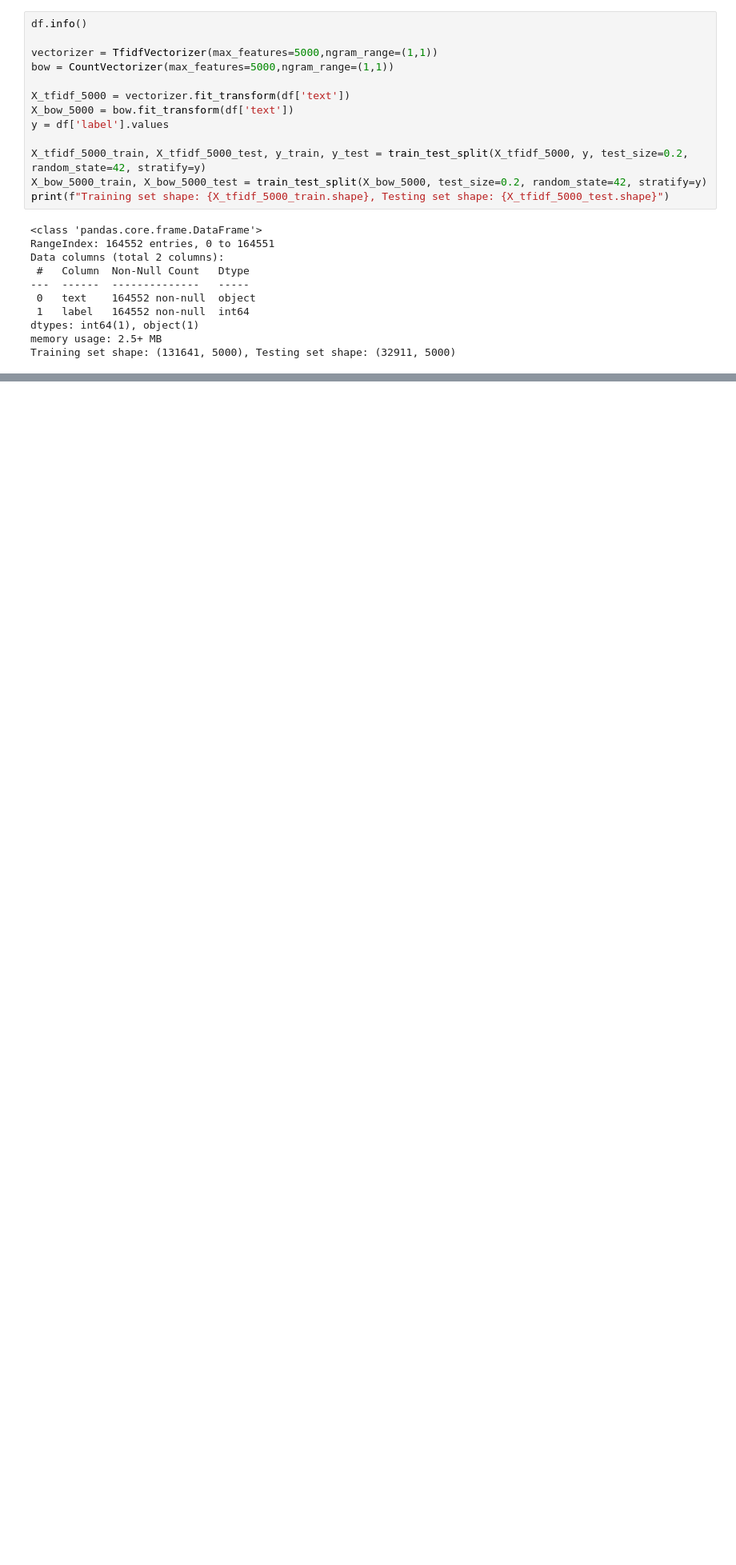
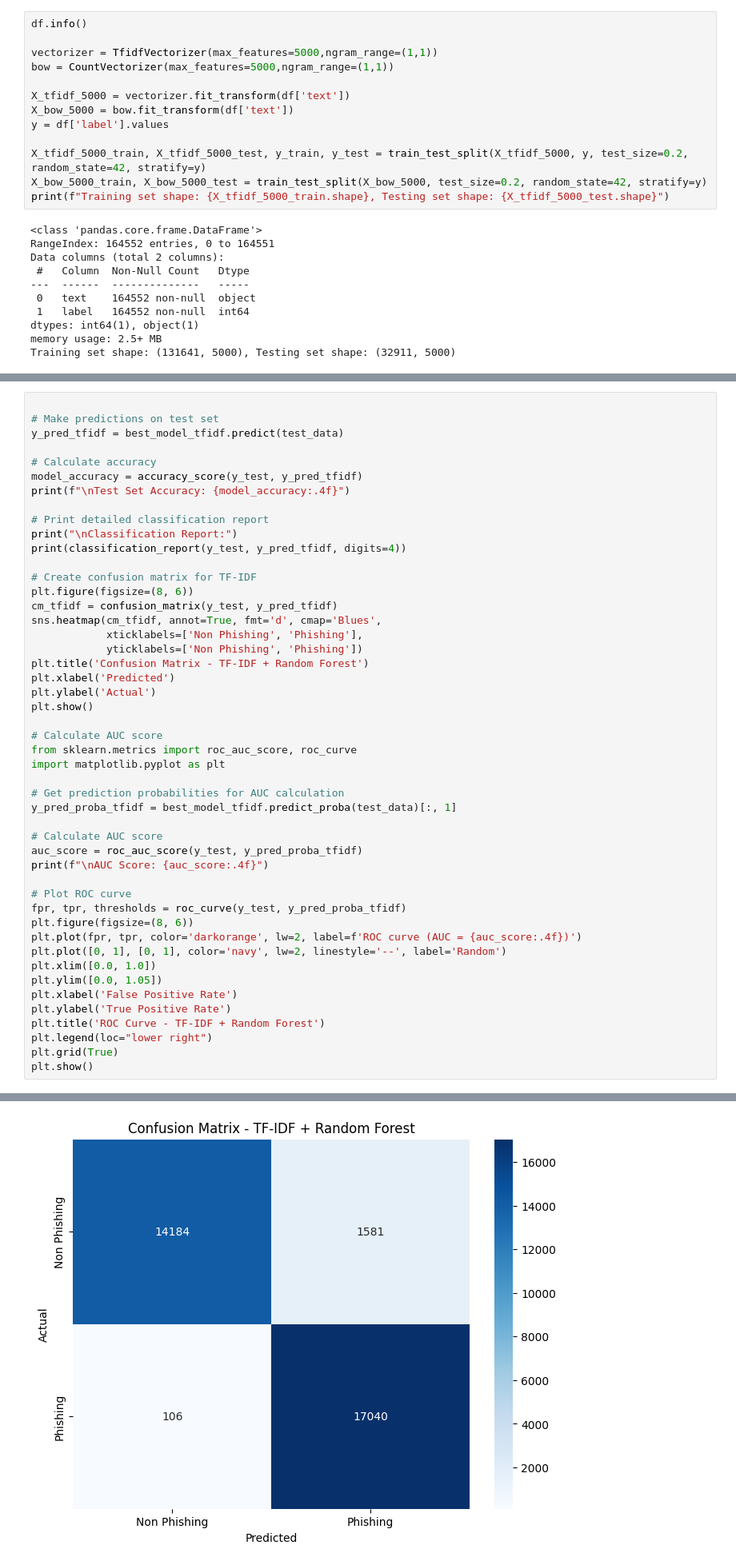
Before and after one commit to ricl9/Summer-2025-ECE-597-Group1, a Jupyter notebook: random_forest.ipynb, the cells around one changed output, grey strips where cells are left out. Shown at 80% size. Cells and saved outputs as stored; diff of their text form; blank space fills up the shorter version.

Commit message:
update random forest

```diff
--- a/random_forest.ipynb
+++ b/random_forest.ipynb
@@ -249,0 +202,49 @@ weighted avg       0.96      0.96      0.96     32911
+# %%
+
+# Make predictions on test set
+y_pred_tfidf = best_model_tfidf.predict(test_data)
+
+# Calculate accuracy
+model_accuracy = accuracy_score(y_test, y_pred_tfidf)
+print(f"\nTest Set Accuracy: {model_accuracy:.4f}")
+
+# Print detailed classification report
+print("\nClassification Report:")
+print(classification_report(y_test, y_pred_tfidf, digits=4))
+
+# Create confusion matrix for TF-IDF
+plt.figure(figsize=(8, 6))
+cm_tfidf = confusion_matrix(y_test, y_pred_tfidf)
+sns.heatmap(cm_tfidf, annot=True, fmt='d', cmap='Blues',
+            xticklabels=['Non Phishing', 'Phishing'],
+            yticklabels=['Non Phishing', 'Phishing'])
+plt.title('Confusion Matrix - TF-IDF + Random Forest')
+plt.xlabel('Predicted')
+plt.ylabel('Actual')
+plt.show()
+
+# Calculate AUC score
+from sklearn.metrics import roc_auc_score, roc_curve
+import matplotlib.pyplot as plt
+
+# Get prediction probabilities for AUC calculation
+y_pred_proba_tfidf = best_model_tfidf.predict_proba(test_data)[:, 1]
+
+# Calculate AUC score
+auc_score = roc_auc_score(y_test, y_pred_proba_tfidf)
+print(f"\nAUC Score: {auc_score:.4f}")
+
+# Plot ROC curve
+fpr, tpr, thresholds = roc_curve(y_test, y_pred_proba_tfidf)
+plt.figure(figsize=(8, 6))
+plt.plot(fpr, tpr, color='darkorange', lw=2, label=f'ROC curve (AUC = {auc_score:.4f})')
+plt.plot([0, 1], [0, 1], color='navy', lw=2, linestyle='--', label='Random')
+plt.xlim([0.0, 1.0])
+plt.ylim([0.0, 1.05])
+plt.xlabel('False Positive Rate')
+plt.ylabel('True Positive Rate')
+plt.title('ROC Curve - TF-IDF + Random Forest')
+plt.legend(loc="lower right")
+plt.grid(True)
+plt.show()
+# %% [output]
@@ -249,0 +262 @@ weighted avg       0.96      0.96      0.96     32911
+[figure, added]
```
Also changed, not shown: parts of 5 cells of this notebook.
